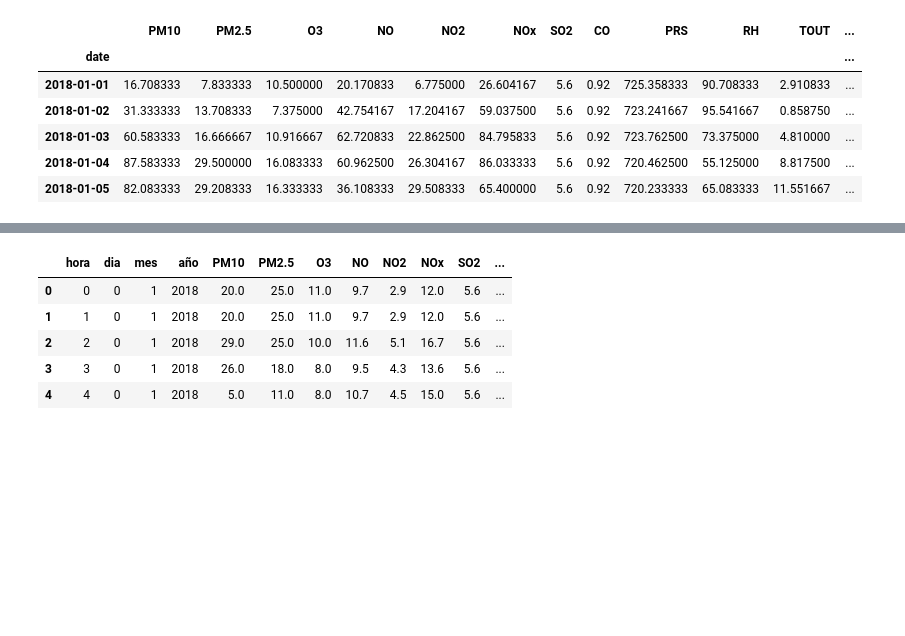
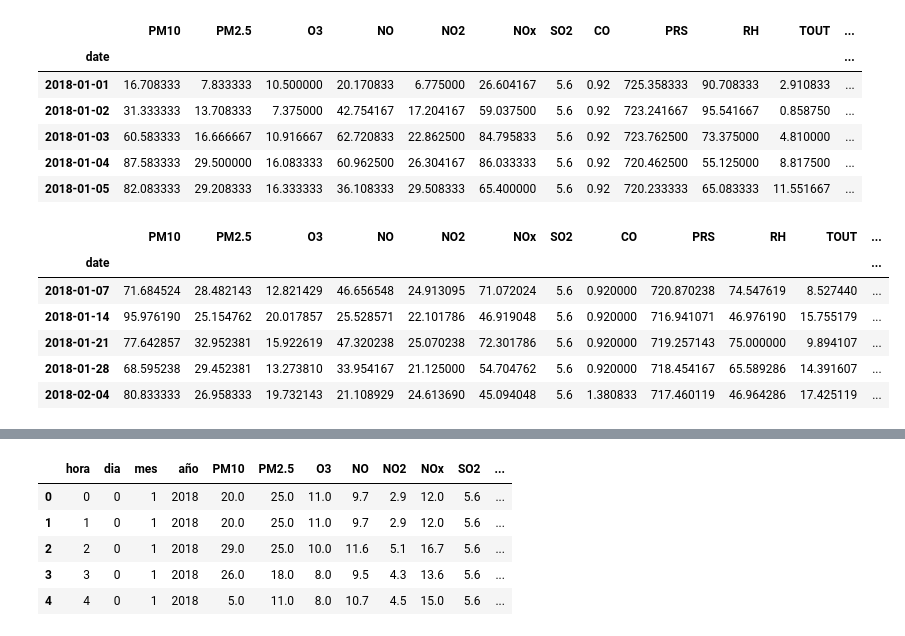
Before and after one commit to DiegoElian02/CienciadeDatosMultivariado, a Jupyter notebook: Analisis.ipynb, the cells around one changed output, grey strips where cells are left out. Cells and saved outputs as stored; diff of their text form; code cells hidden in the pictures; blank space fills up the shorter version.

```diff
--- a/Analisis.ipynb
+++ b/Analisis.ipynb
@@ -32,3 +32,14 @@ day_df.head()
 | 2018-01-05 | 82.083333 | 29.208333 | 16.333333 | 36.108333 | 29.508333 | 65.400000 | 5.6 | 0.92 | 720.233333 | 65.083333 | 11.551667 | ... |
 # %%
 day_df.to_csv('DatosDiarios.csv')
+# %%
+week_df = df.groupby(pd.Grouper(key='date', axis=0, freq='W')).mean()
+week_df.head()
+# %% [output]
+|  | PM10 | PM2.5 | O3 | NO | NO2 | NOx | SO2 | CO | PRS | RH | TOUT | ... |
+| date |  |  |  |  |  |  |  |  |  |  |  | ... |
+| 2018-01-07 | 71.684524 | 28.482143 | 12.821429 | 46.656548 | 24.913095 | 71.072024 | 5.6 | 0.920000 | 720.870238 | 74.547619 | 8.527440 | ... |
+| 2018-01-14 | 95.976190 | 25.154762 | 20.017857 | 25.528571 | 22.101786 | 46.919048 | 5.6 | 0.920000 | 716.941071 | 46.976190 | 15.755179 | ... |
+| 2018-01-21 | 77.642857 | 32.952381 | 15.922619 | 47.320238 | 25.070238 | 72.301786 | 5.6 | 0.920000 | 719.257143 | 75.000000 | 9.894107 | ... |
+| 2018-01-28 | 68.595238 | 29.452381 | 13.273810 | 33.954167 | 21.125000 | 54.704762 | 5.6 | 0.920000 | 718.454167 | 65.589286 | 14.391607 | ... |
+| 2018-02-04 | 80.833333 | 26.958333 | 19.732143 | 21.108929 | 24.613690 | 45.094048 | 5.6 | 1.380833 | 717.460119 | 46.964286 | 17.425119 | ... |
```
Also changed, not shown: parts of 2 cells of this notebook, 1 other file.
